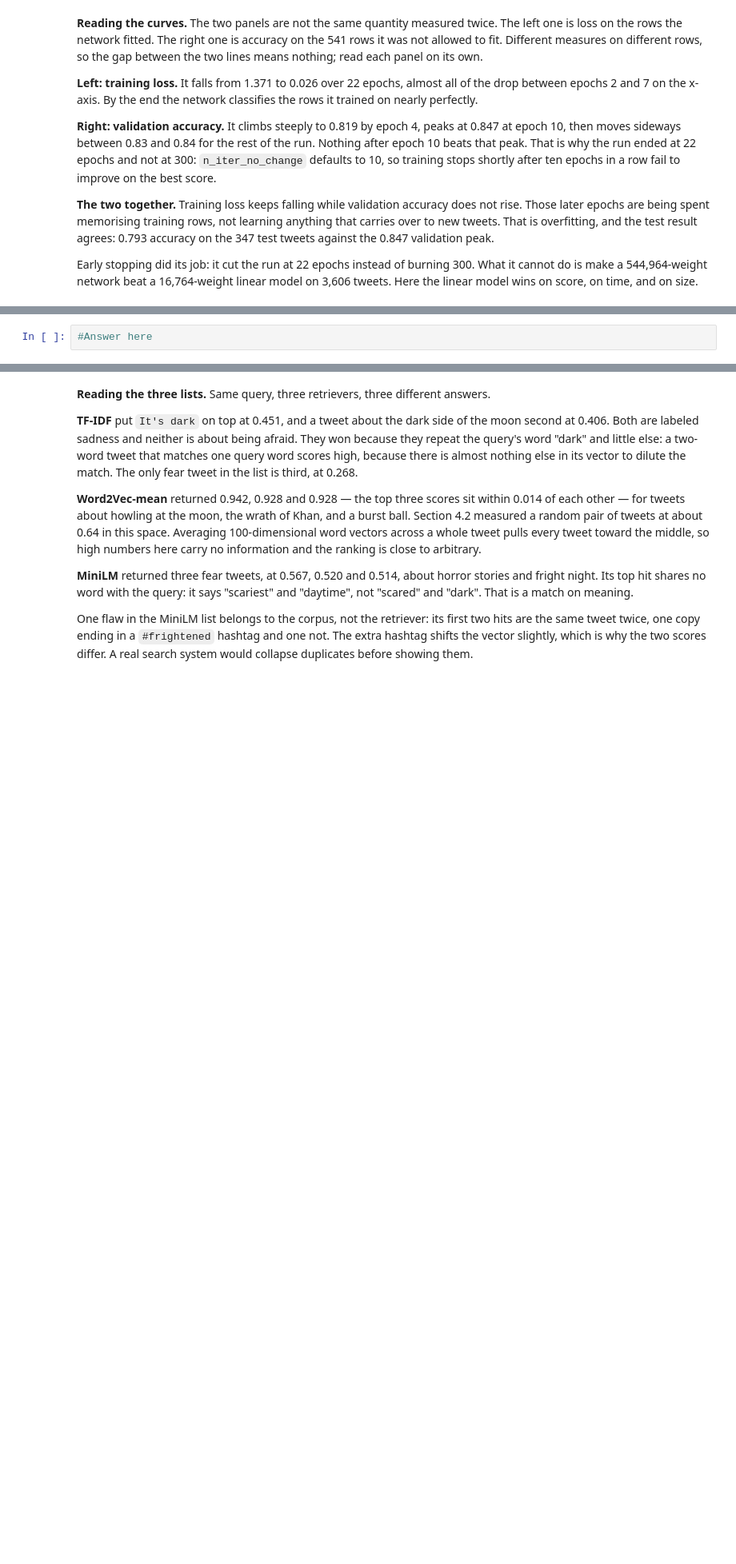
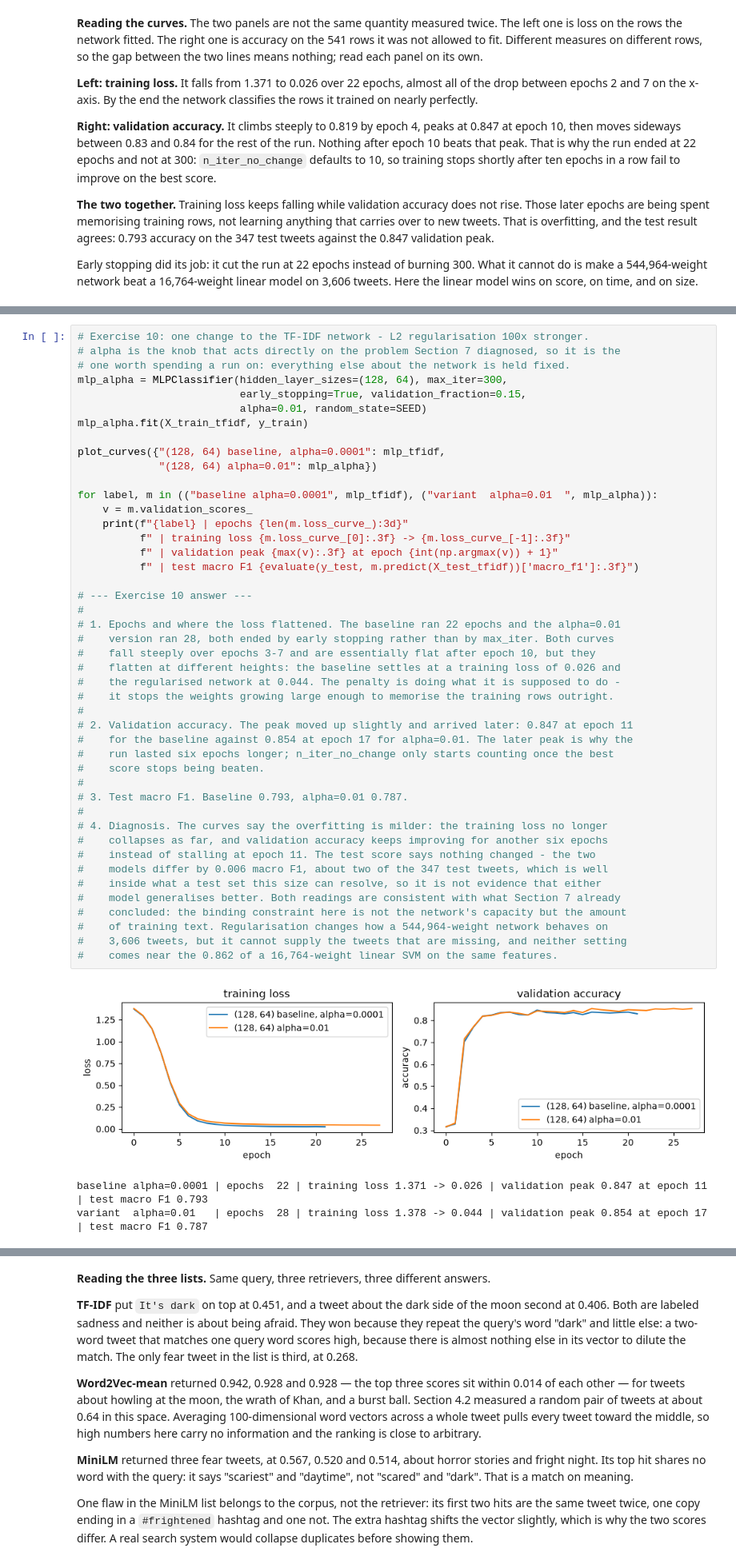
Before and after one commit to brendatan99/DM2026-Lab2-Exercise, a Jupyter notebook: DM2026-Lab2-Master.ipynb, the cells around one changed output, grey strips where cells are left out. Shown at 80% size. Drawn from its saved outputs; the diff is of its cells as text; blank space fills up the shorter version.

```diff
--- a/DM2026-Lab2-Master.ipynb
+++ b/DM2026-Lab2-Master.ipynb
@@ -1855,5 +2033,52 @@ print("baseline: epochs", len(mlp_tfidf.loss_curve_),
 # %%
-#Answer here
+# Exercise 10: one change to the TF-IDF network - L2 regularisation 100x stronger.
+# alpha is the knob that acts directly on the problem Section 7 diagnosed, so it is the
+# one worth spending a run on: everything else about the network is held fixed.
+mlp_alpha = MLPClassifier(hidden_layer_sizes=(128, 64), max_iter=300,
+                          early_stopping=True, validation_fraction=0.15,
+                          alpha=0.01, random_state=SEED)
+mlp_alpha.fit(X_train_tfidf, y_train)
+
+plot_curves({"(128, 64) baseline, alpha=0.0001": mlp_tfidf,
+             "(128, 64) alpha=0.01": mlp_alpha})
+
+for label, m in (("baseline alpha=0.0001", mlp_tfidf), ("variant  alpha=0.01  ", mlp_alpha)):
+    v = m.validation_scores_
+    print(f"{label} | epochs {len(m.loss_curve_):3d}"
+          f" | training loss {m.loss_curve_[0]:.3f} -> {m.loss_curve_[-1]:.3f}"
+          f" | validation peak {max(v):.3f} at epoch {int(np.argmax(v)) + 1}"
+          f" | test macro F1 {evaluate(y_test, m.predict(X_test_tfidf))['macro_f1']:.3f}")
+
+# --- Exercise 10 answer ---
+#
+# 1. Epochs and where the loss flattened. The baseline ran 22 epochs and the alpha=0.01
+#    version ran 28, both ended by early stopping rather than by max_iter. Both curves
+#    fall steeply over epochs 3-7 and are essentially flat after epoch 10, but they
+#    flatten at different heights: the baseline settles at a training loss of 0.026 and
+#    the regularised network at 0.044. The penalty is doing what it is supposed to do -
+#    it stops the weights growing large enough to memorise the training rows outright.
+#
+# 2. Validation accuracy. The peak moved up slightly and arrived later: 0.847 at epoch 11
+#    for the baseline against 0.854 at epoch 17 for alpha=0.01. The later peak is why the
+#    run lasted six epochs longer; n_iter_no_change only starts counting once the best
+#    score stops being beaten.
+#
+# 3. Test macro F1. Baseline 0.793, alpha=0.01 0.787.
+#
+# 4. Diagnosis. The curves say the overfitting is milder: the training loss no longer
+#    collapses as far, and validation accuracy keeps improving for another six epochs
+#    instead of stalling at epoch 11. The test score says nothing changed - the two
+#    models differ by 0.006 macro F1, about two of the 347 test tweets, which is well
+#    inside what a test set this size can resolve, so it is not evidence that either
+#    model generalises better. Both readings are consistent with what Section 7 already
+#    concluded: the binding constraint here is not the network's capacity but the amount
+#    of training text. Regularisation changes how a 544,964-weight network behaves on
+#    3,606 tweets, but it cannot supply the tweets that are missing, and neither setting
+#    comes near the 0.862 of a 16,764-weight linear SVM on the same features.
+# %% [output]
+[figure, added]
+baseline alpha=0.0001 | epochs  22 | training loss 1.371 -> 0.026 | validation peak 0.847 at epoch 11 | test macro F1 0.793
+variant  alpha=0.01   | epochs  28 | training loss 1.378 -> 0.044 | validation peak 0.854 at epoch 17 | test macro F1 0.787
 # %% [markdown]
 ---
 ## 8. Information Retrieval and RAG
```
Also changed, not shown: parts of 22 cells of this notebook.
